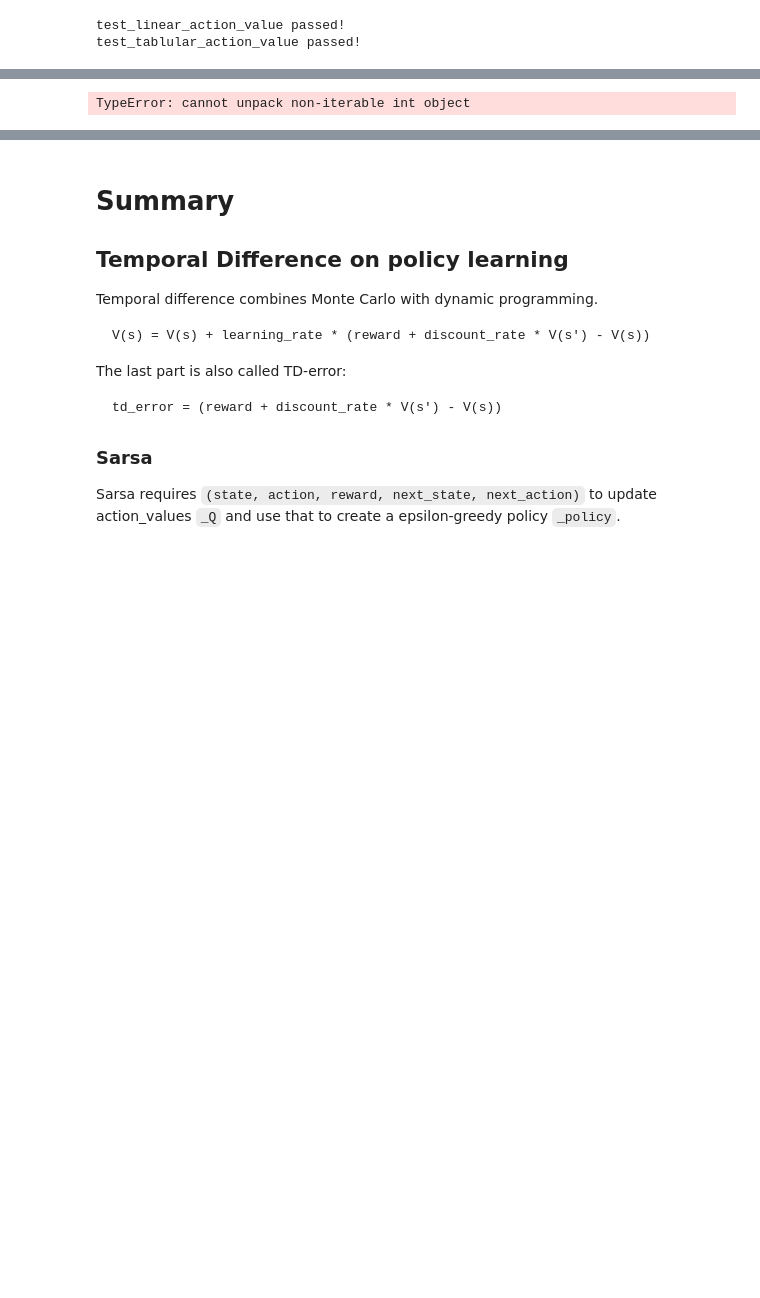
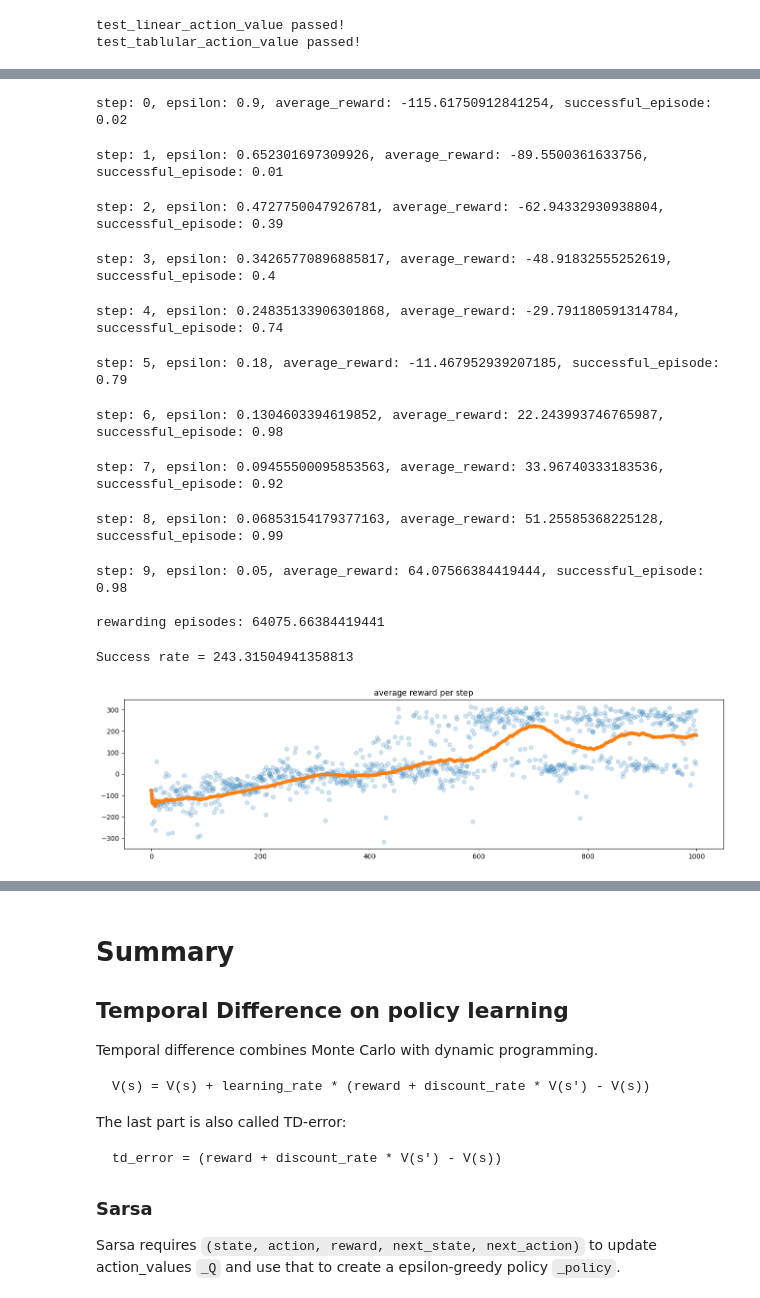
Before and after one commit to tonywang1990/mini-rl, a Jupyter notebook: notebooks/dqn.ipynb, the cells around one changed output, grey strips where cells are left out. Saved outputs shown, nothing was run; the diff lists cells and outputs as text; code cells hidden in the pictures; blank space fills up the shorter version.

```diff
--- a/notebooks/dqn.ipynb
+++ b/notebooks/dqn.ipynb
@@ -19,7 +19,7 @@ test_tablular_action_value passed!
 # %%
 # Policy Eval
 # Params
-num_epoch = 100
+num_epoch = 10
 num_episode = 100
 video_path = "../video/sarsa_linear.mp4"
 random_seed = 101
@@ -39,39 +39,58 @@ lr_schedule = create_decay_schedule(num_epoch)
 # using render_mode=rgb_array so that video recording works
 env = gym.make(
     "LunarLander-v2",
     render_mode='rgb_array'
 )
 env.np_random = rng
 
 # Create Agent
 agent = DQNAgent(
     state_space=env.observation_space,
     action_space=env.action_space,
-    discount_rate=0.9,
-    epsilon=0.2,
-    learning_rate=0.01
+    discount_rate=0.99,
+    epsilon=None, # use epsilon_schedule
+    learning_rate=1e-3,
+    batch_size = 128,
+    tau = 0.005,
 )
 # Start Learning
 for i in range(num_epoch):
     hisotry = []
+    success = 0
     for _ in tqdm(range(num_episode)):
-        reward, steps = agent.play_episode(env, epsilon=epsilon_schedule[i])
+        reward, steps = agent.play_episode(env,epsilon=epsilon_schedule[i])
+        if reward > 0:
+            success += 1
         history.append(reward)
         total_reward += reward
     #score = agent.update()
     print(
-        f"step: {i}, epsilon: {agent._epsilon}, average_reward: {np.mean(history)}")
+        f"step: {i}, epsilon: {agent._epsilon}, average_reward: {np.mean(history)}, successful_episode: {success / num_episode}")
 print(f"\nrewarding episodes: {total_reward}")
 
 # For off policy learning only: get greedy policy (no exploration)
 #agent._policy = get_epsilon_greedy_policy_from_action_values(agent._Q.weight)
 # Run Eval
-success_rate = estimate_success_rate(agent, env, 1000)
+success_rate = estimate_success_rate(agent, env, 100)
 print(f"Success rate = {success_rate}")
+
 # play last episode with video recording
 
 plot_history(history)
 # %% [output]
-TypeError: cannot unpack non-iterable int object
+step: 0, epsilon: 0.9, average_reward: -115.61750912841254, successful_episode: 0.02
+step: 1, epsilon: 0.652301697309926, average_reward: -89.5500361633756, successful_episode: 0.01
+step: 2, epsilon: 0.4727750047926781, average_reward: -62.94332930938804, successful_episode: 0.39
+step: 3, epsilon: 0.34265770896885817, average_reward: -48.91832555252619, successful_episode: 0.4
+step: 4, epsilon: 0.24835133906301868, average_reward: -29.791180591314784, successful_episode: 0.74
+step: 5, epsilon: 0.18, average_reward: -11.467952939207185, successful_episode: 0.79
+step: 6, epsilon: 0.1304603394619852, average_reward: 22.243993746765987, successful_episode: 0.98
+step: 7, epsilon: 0.09455500095853563, average_reward: 33.96740333183536, successful_episode: 0.92
+step: 8, epsilon: 0.06853154179377163, average_reward: 51.25585368225128, successful_episode: 0.99
+step: 9, epsilon: 0.05, average_reward: 64.07566384419444, successful_episode: 0.98
+
+rewarding episodes: 64075.66384419441
+Success rate = 243.31504941358813
+[figure, added]
 # %%
 
```
Also changed, not shown: parts of 2 cells of this notebook, 5 other files.
